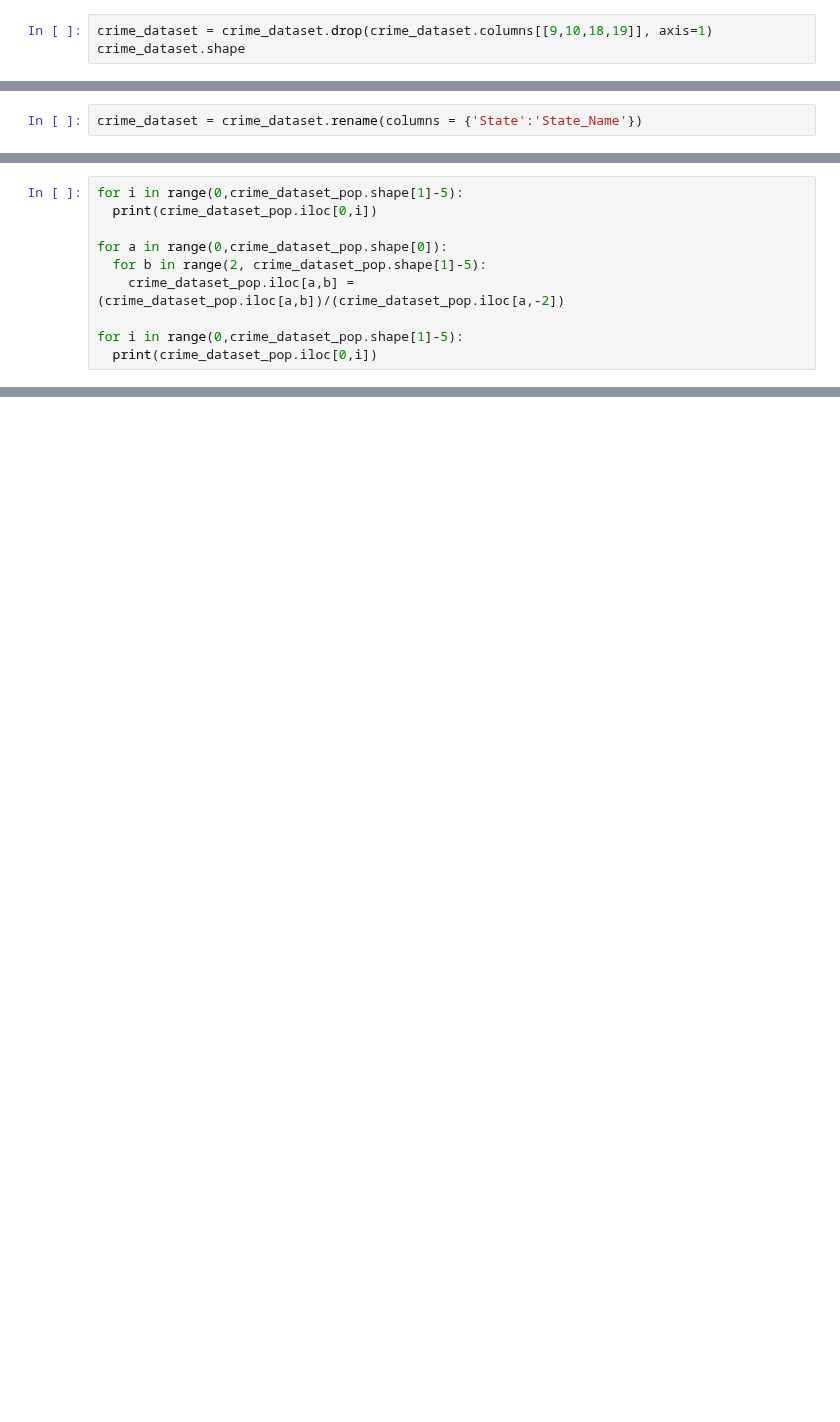
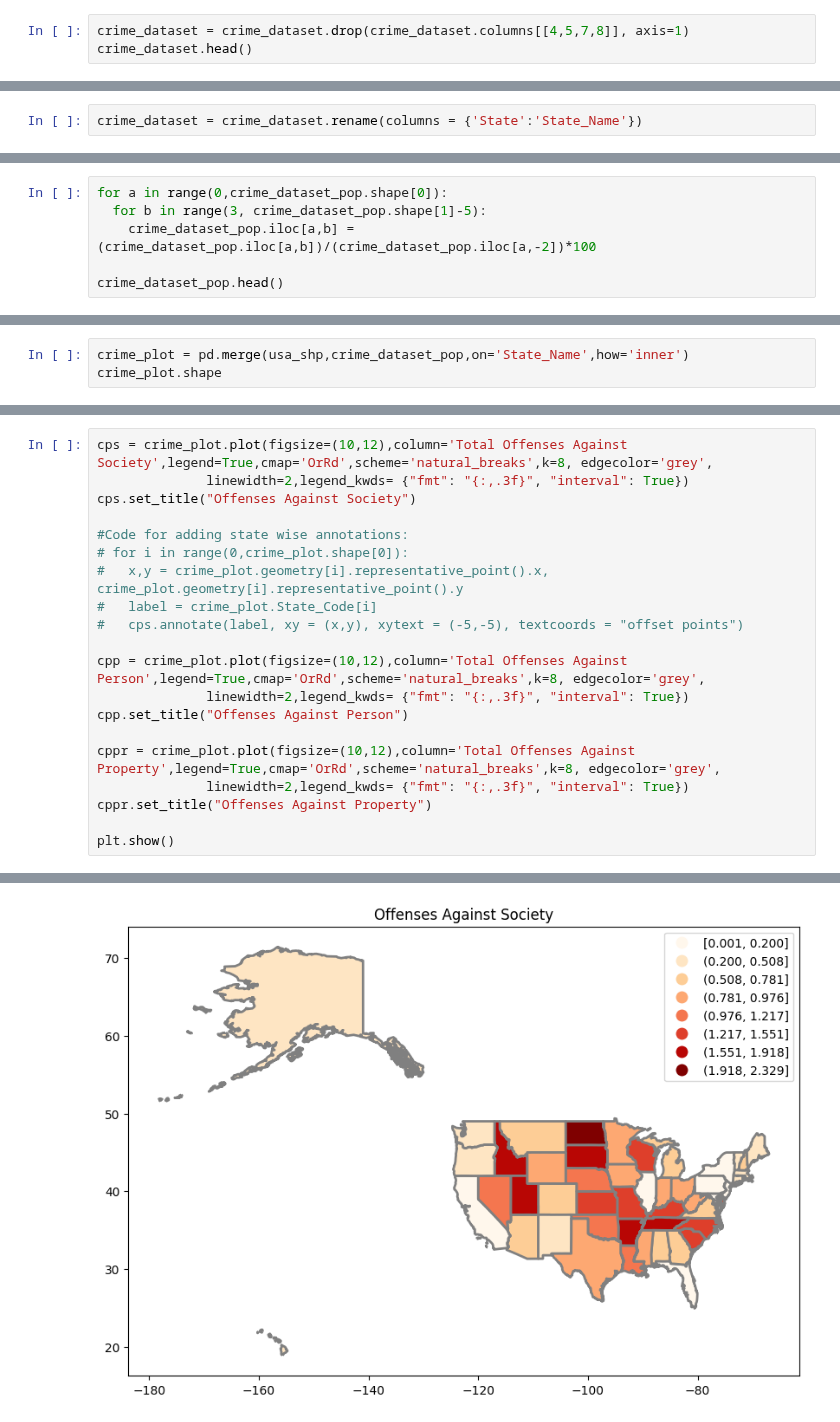
Before and after one commit to gauravshetty98/Analyzing-Statewise-Substance-Abuse-And-Its-Correalation, a Jupyter notebook: map_ps0.ipynb, the cells around one changed output, grey strips where cells are left out. Saved outputs shown, nothing was run; the diff lists cells and outputs as text; blank space fills up the shorter version.

```diff
--- a/map_ps0.ipynb
+++ b/map_ps0.ipynb
@@ -579,4 +398,4 @@ Warning: Total number of columns (35) exceeds max_columns (20). Falling back to
 # %%
-crime_dataset = crime_dataset.drop(crime_dataset.columns[[9,10,18,19]], axis=1)
-crime_dataset.shape
+crime_dataset = crime_dataset.drop(crime_dataset.columns[[4,5,7,8]], axis=1)
+crime_dataset.head()
 # %% [output]
@@ -638 +442,7 @@ Index(['State_Name', 'Number of\nParticipating\nAgencies _x',
+# %%
+for a in range(0,crime_dataset_pop.shape[0]):
+  for b in range(3, crime_dataset_pop.shape[1]-5):
+    crime_dataset_pop.iloc[a,b] = (crime_dataset_pop.iloc[a,b])/(crime_dataset_pop.iloc[a,-2])*100
+
+crime_dataset_pop.head()
 # %%
@@ -640,10 +449,0 @@ crime_dataset_pop.to_csv("crime_masterData_with_pop.csv")
-# %%
-for i in range(0,crime_dataset_pop.shape[1]-5):
-  print(crime_dataset_pop.iloc[0,i])
-
-for a in range(0,crime_dataset_pop.shape[0]):
-  for b in range(2, crime_dataset_pop.shape[1]-5):
-    crime_dataset_pop.iloc[a,b] = (crime_dataset_pop.iloc[a,b])/(crime_dataset_pop.iloc[a,-2])
-
-for i in range(0,crime_dataset_pop.shape[1]-5):
-  print(crime_dataset_pop.iloc[0,i])
@@ -667,0 +450,3 @@ ALABAMA
+# %%
+crime_plot = pd.merge(usa_shp,crime_dataset_pop,on='State_Name',how='inner')
+crime_plot.shape
@@ -667,0 +459,21 @@ ALABAMA
+# %%
+cps = crime_plot.plot(figsize=(10,12),column='Total Offenses Against Society',legend=True,cmap='OrRd',scheme='natural_breaks',k=8, edgecolor='grey',
+              linewidth=2,legend_kwds= {"fmt": "{:,.3f}", "interval": True})
+cps.set_title("Offenses Against Society")
+
+#Code for adding state wise annotations:
+# for i in range(0,crime_plot.shape[0]):
+#   x,y = crime_plot.geometry[i].representative_point().x, crime_plot.geometry[i].representative_point().y
+#   label = crime_plot.State_Code[i]
+#   cps.annotate(label, xy = (x,y), xytext = (-5,-5), textcoords = "offset points")
+
+cpp = crime_plot.plot(figsize=(10,12),column='Total Offenses Against Person',legend=True,cmap='OrRd',scheme='natural_breaks',k=8, edgecolor='grey',
+              linewidth=2,legend_kwds= {"fmt": "{:,.3f}", "interval": True})
+cpp.set_title("Offenses Against Person")
+
+cppr = crime_plot.plot(figsize=(10,12),column='Total Offenses Against Property',legend=True,cmap='OrRd',scheme='natural_breaks',k=8, edgecolor='grey',
+              linewidth=2,legend_kwds= {"fmt": "{:,.3f}", "interval": True})
+cppr.set_title("Offenses Against Property")
+
+plt.show()
+# %% [output]
@@ -667,0 +483 @@ ALABAMA
+[figure, added]
```
Also changed, not shown: parts of 38 cells of this notebook.
